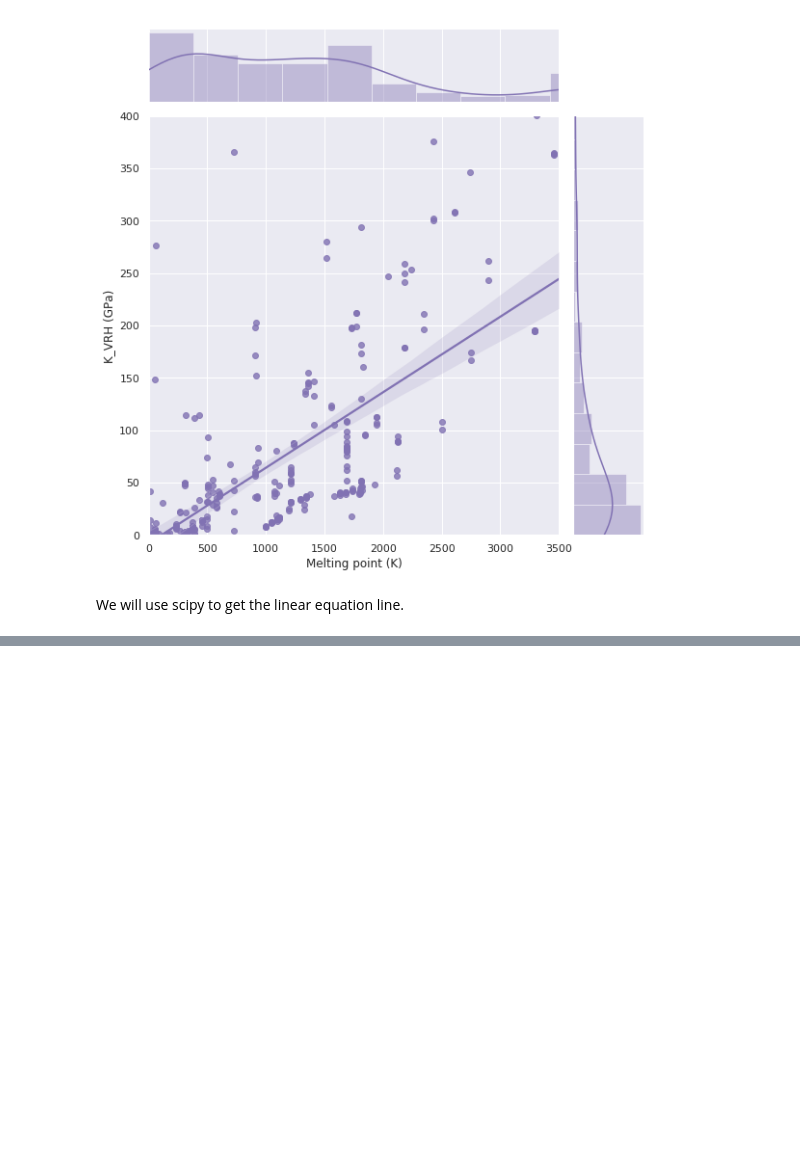
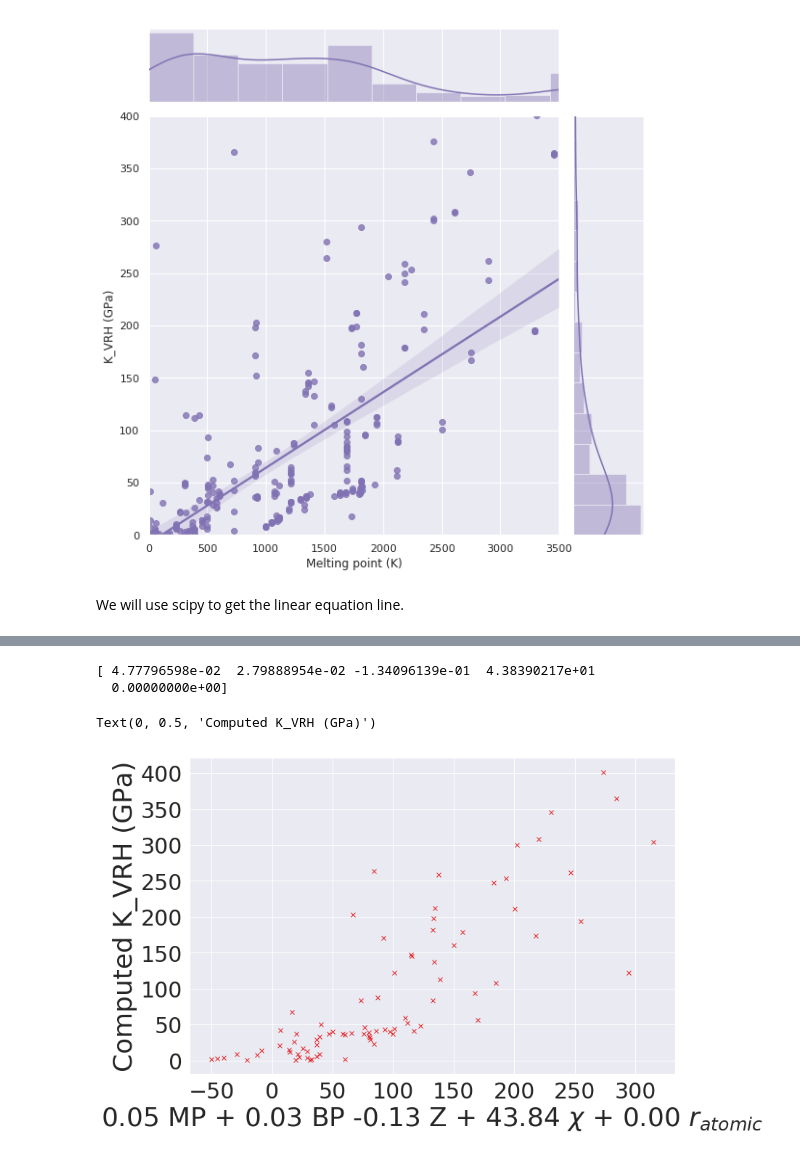
Before and after one commit to shyuep/miworkshop, a Jupyter notebook: notebooks/Using pymatgen and the Materials API.ipynb, the cells around one changed output, grey strips where cells are left out. Drawn from its saved outputs; the diff is of its cells as text; code cells hidden in the pictures; blank space fills up the shorter version.

```diff
--- a/notebooks/Using pymatgen and the Materials API.ipynb
+++ b/notebooks/Using pymatgen and the Materials API.ipynb
@@ -194,0 +227,28 @@ K_VRH = 0.1 Melting_Point + -8.0
+# %%
+parameters_gs = []
+bulk_moduli_gs = []
+for k, g in itertools.groupby(data, key=lambda d: d["elements"][0]):
+    gs_data = min(g, key=lambda d: d["final_energy_per_atom"])
+    el = Element(k)
+    if (not el.is_noble_gas) and el.boiling_point:
+        parameters_gs.append([el.melting_point, el.boiling_point, el.Z, el.X, el.atomic_radius])
+        bulk_moduli_gs.append(gs_data["elasticity.K_VRH"])
+# %%
+from sklearn import linear_model
+reg = linear_model.Lasso(alpha=0.3, max_iter=10000)
+reg.fit(parameters_gs, bulk_moduli_gs)
+print(reg.coef_)
+# %% [output]
+[ 4.77796598e-02  2.79888954e-02 -1.34096139e-01  4.38390217e+01
+  0.00000000e+00]
+# %%
+predicted_bulk_moduli = reg.predict(parameters_gs)
+# %%
+from pymatgen.util.plotting import pretty_plot
+plt = pretty_plot(12, 8)
+plt.plot(predicted_bulk_moduli, bulk_moduli_gs, "x")
+plt.xlabel("%.2f MP + %.2f BP %.2f Z + %.2f $\chi$ + %.2f $r_{atomic}$" % tuple(reg.coef_))
+plt.ylabel("Computed K_VRH (GPa)")
+# %% [output]
+Text(0, 0.5, 'Computed K_VRH (GPa)')
+[figure, added]
```
Also changed, not shown: parts of 8 cells of this notebook.
